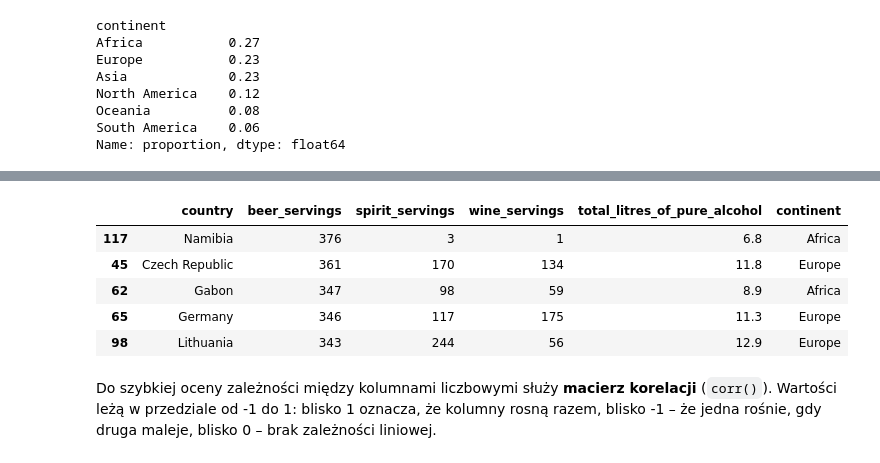
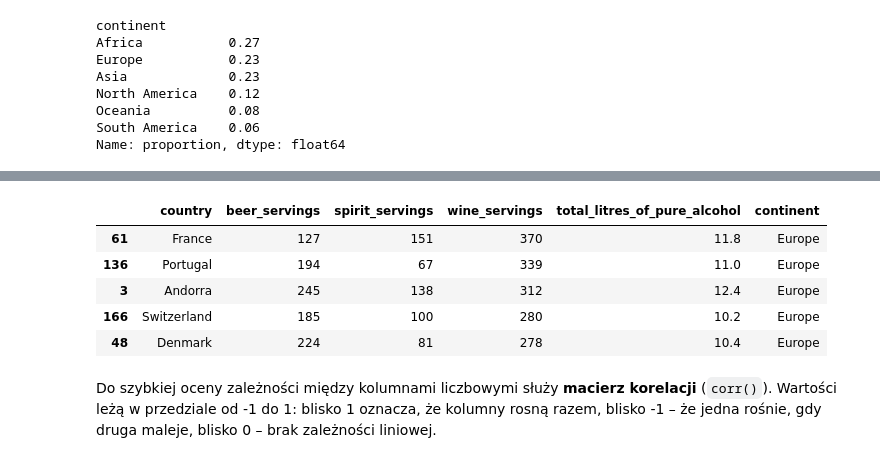
Before and after one commit to tomasz450/ML_DL_szkolenie_23_11_26, a Jupyter notebook: 2.1 Pandas/Pandas.ipynb, the cells around one changed output, grey strips where cells are left out. Saved outputs shown, nothing was run; the diff lists cells and outputs as text; code cells hidden in the pictures.

```diff
--- a/2.1 Pandas/Pandas.ipynb
+++ b/2.1 Pandas/Pandas.ipynb
@@ -932,14 +1071,14 @@ print(drinks['continent'].unique())
 ['Asia', 'Europe', 'Africa', 'North America', 'South America', 'Oceania']
 Length: 6, dtype: str
 # %%
-drinks.sort_values(by='beer_servings', ascending=False).head()    # kraje z największym spożyciem piwa
+drinks.sort_values(by='wine_servings', ascending=False).head()    # kraje z największym spożyciem piwa
 # %% [output]
 |  | country | beer_servings | spirit_servings | wine_servings | total_litres_of_pure_alcohol | continent |
-| 117 | Namibia | 376 | 3 | 1 | 6.8 | Africa |
-| 45 | Czech Republic | 361 | 170 | 134 | 11.8 | Europe |
-| 62 | Gabon | 347 | 98 | 59 | 8.9 | Africa |
-| 65 | Germany | 346 | 117 | 175 | 11.3 | Europe |
-| 98 | Lithuania | 343 | 244 | 56 | 12.9 | Europe |
+| 61 | France | 127 | 151 | 370 | 11.8 | Europe |
+| 136 | Portugal | 194 | 67 | 339 | 11.0 | Europe |
+| 3 | Andorra | 245 | 138 | 312 | 12.4 | Europe |
+| 166 | Switzerland | 185 | 100 | 280 | 10.2 | Europe |
+| 48 | Denmark | 224 | 81 | 278 | 10.4 | Europe |
 # %% [markdown]
 Do szybkiej oceny zależności między kolumnami liczbowymi służy **macierz korelacji** (`corr()`). Wartości leżą w przedziale od -1 do 1: blisko 1 oznacza, że kolumny rosną razem, blisko -1 – że jedna rośnie, gdy druga maleje, blisko 0 – brak zależności liniowej.
 # %%
```
Also changed, not shown: parts of 47 cells of this notebook, 3 other files.
